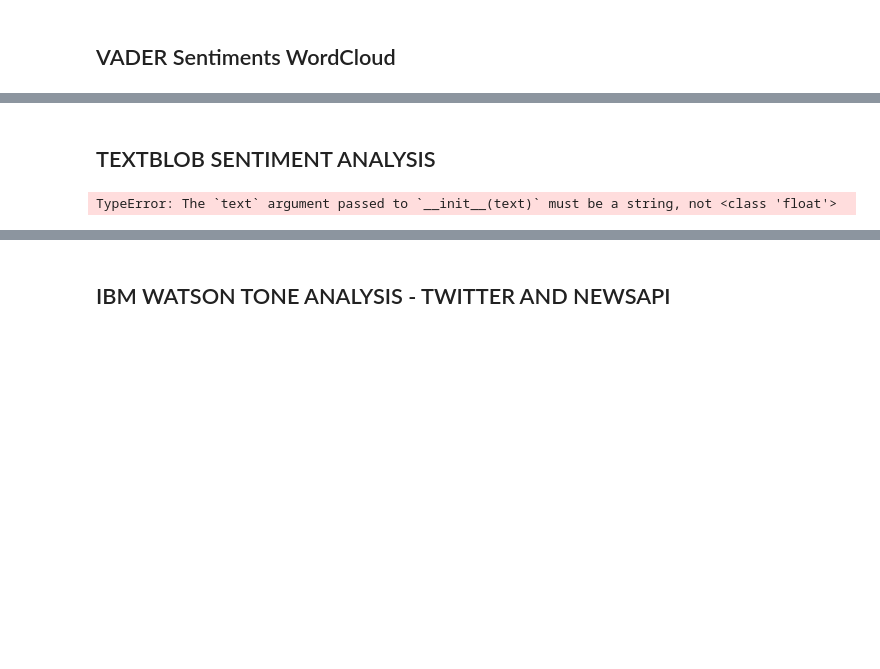
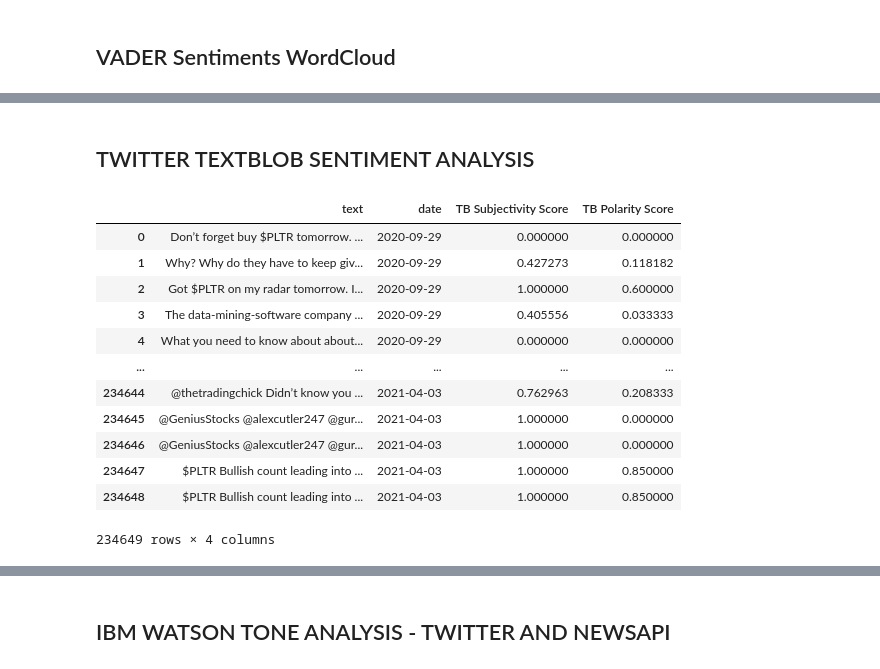
Before and after one commit to lfarlima/Multivariate-Time-Series-Analysis-of-Sentiment-Scores, a Jupyter notebook: Project_2.ipynb, the cells around one changed output, grey strips where cells are left out. Cells and saved outputs as stored; diff of their text form; code cells hidden in the pictures; blank space fills up the shorter version.

```diff
--- a/Project_2.ipynb
+++ b/Project_2.ipynb
@@ -171,5 +138,5 @@ pltr_twitter_df = pd.read_csv('pltr_twitter_df.csv', parse_dates=True, infer_dat
 # %%
 pltr_twitter_df=pltr_twitter_df.sort_values('Date')
 pltr_twitter_df['Date'] = pd.to_datetime(pltr_twitter_df['Date']).dt.date
-pltr_twitter_df.drop_duplicates()
-pltr_twitter_df.head(1)
+pltr_twitter_df=pltr_twitter_df.drop_duplicates()
+pltr_twitter_df=pltr_twitter_df.dropna()
@@ -644,25 +556,37 @@ plt.show()
 # %% [markdown]
-## TEXTBLOB SENTIMENT ANALYSIS
+## TWITTER TEXTBLOB SENTIMENT ANALYSIS
 # %%
 # !pip install textblob
 from textblob import TextBlob
 pltr_tb_sentiments = []
 for index, row in pltr_twitter_df.iterrows():
     try:
-        text = row[str("Tweet")]
+        text = row["Tweet"]
         date = row["Date"]
-        # analysis = TextBlob(str(text)).sentiment
+        analysis = TextBlob(text).sentiment
         analysisSub= TextBlob(text).subjectivity
         analysisPol= TextBlob(text).polarity
         pltr_tb_sentiments.append({
             "text": text,
             "date": date,
             "TB Subjectivity Score": analysisSub,
             "TB Polarity Score":analysisPol
         })
     except AttributeError:
         pass
 pltr_tb_sentiment_df = pd.DataFrame(pltr_tb_sentiments)
 pltr_tb_sentiment_df
 # %% [output]
+|  | text | date | TB Subjectivity Score | TB Polarity Score |
+| 0 | Don’t forget buy $PLTR tomorrow. ... | 2020-09-29 | 0.000000 | 0.000000 |
+| 1 | Why? Why do they have to keep giv... | 2020-09-29 | 0.427273 | 0.118182 |
+| 2 | Got $PLTR on my radar tomorrow. I... | 2020-09-29 | 1.000000 | 0.600000 |
+| 3 | The data-mining-software company ... | 2020-09-29 | 0.405556 | 0.033333 |
+| 4 | What you need to know about about... | 2020-09-29 | 0.000000 | 0.000000 |
+| ... | ... | ... | ... | ... |
+| 234644 | @thetradingchick Didn’t know you ... | 2021-04-03 | 0.762963 | 0.208333 |
+| 234645 | @GeniusStocks @alexcutler247 @gur... | 2021-04-03 | 1.000000 | 0.000000 |
+| 234646 | @GeniusStocks @alexcutler247 @gur... | 2021-04-03 | 1.000000 | 0.000000 |
+| 234647 | $PLTR Bullish count leading into ... | 2021-04-03 | 1.000000 | 0.850000 |
+| 234648 | $PLTR Bullish count leading into ... | 2021-04-03 | 1.000000 | 0.850000 |
-TypeError: The `text` argument passed to `__init__(text)` must be a string, not <class 'float'>
+234649 rows × 4 columns
```
Also changed, not shown: parts of 89 cells of this notebook.
